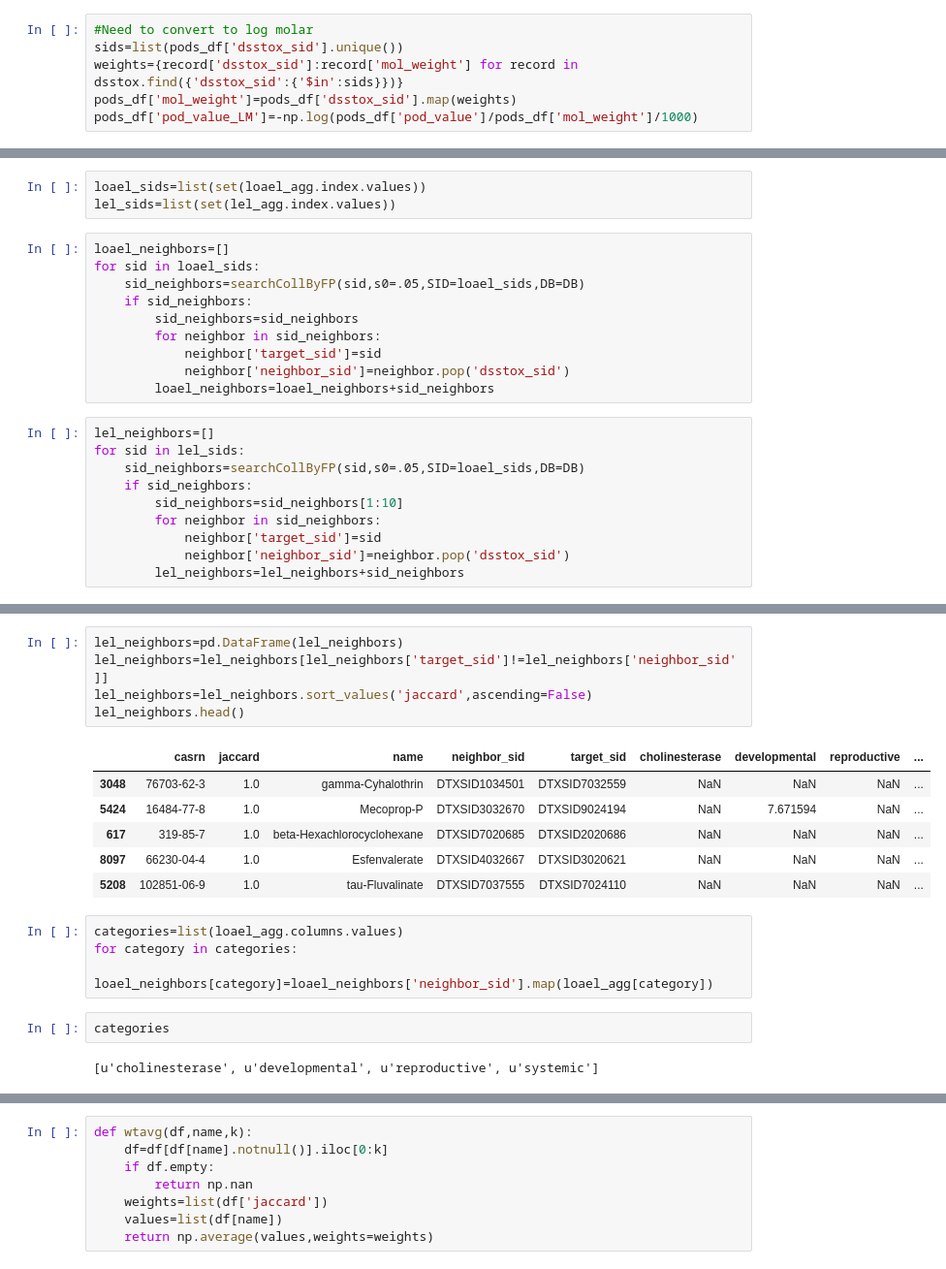
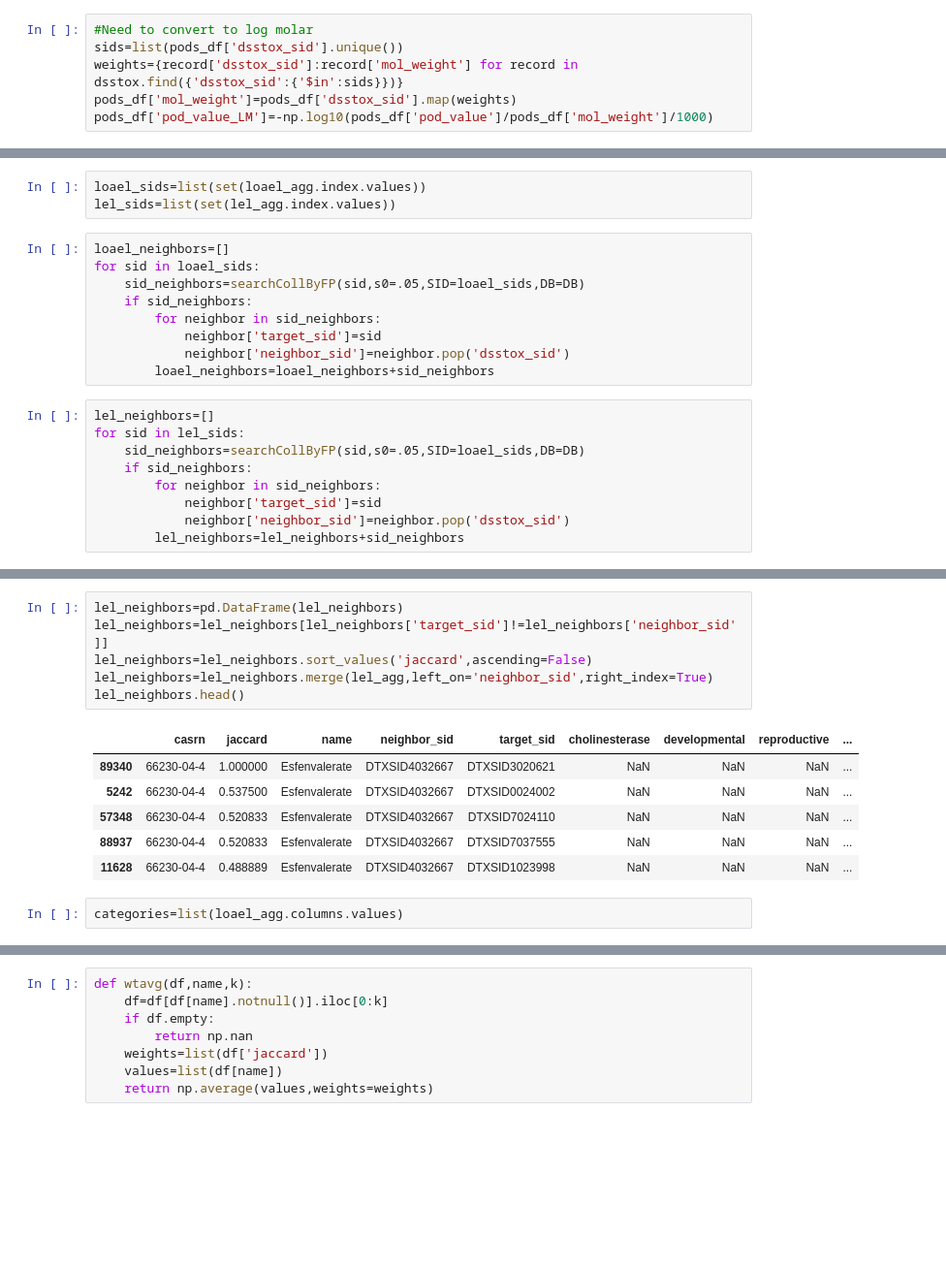
Before and after one commit to georgehelman/genra, a Jupyter notebook: notebooks/rax/rax-genra-toxref.ipynb, the cells around one changed output, grey strips where cells are left out. Shown at 97% size. Drawn from its saved outputs; the diff is of its cells as text; blank space fills up the shorter version.

```diff
--- a/notebooks/rax/rax-genra-toxref.ipynb
+++ b/notebooks/rax/rax-genra-toxref.ipynb
@@ -122,4 +123,4 @@ plt.show()
 sids=list(pods_df['dsstox_sid'].unique())
 weights={record['dsstox_sid']:record['mol_weight'] for record in dsstox.find({'dsstox_sid':{'$in':sids}})}
 pods_df['mol_weight']=pods_df['dsstox_sid'].map(weights)
-pods_df['pod_value_LM']=-np.log(pods_df['pod_value']/pods_df['mol_weight']/1000)
+pods_df['pod_value_LM']=-np.log10(pods_df['pod_value']/pods_df['mol_weight']/1000)
@@ -249,7 +252,6 @@ loael_neighbors=[]
 for sid in loael_sids:
     sid_neighbors=searchCollByFP(sid,s0=.05,SID=loael_sids,DB=DB)
     if sid_neighbors:
-        sid_neighbors=sid_neighbors
         for neighbor in sid_neighbors:
             neighbor['target_sid']=sid
             neighbor['neighbor_sid']=neighbor.pop('dsstox_sid')
@@ -259,7 +261,6 @@ lel_neighbors=[]
 for sid in lel_sids:
     sid_neighbors=searchCollByFP(sid,s0=.05,SID=loael_sids,DB=DB)
     if sid_neighbors:
-        sid_neighbors=sid_neighbors[1:10]
         for neighbor in sid_neighbors:
             neighbor['target_sid']=sid
             neighbor['neighbor_sid']=neighbor.pop('dsstox_sid')
@@ -279,20 +281,15 @@ loael_neighbors.head()
 # %%
 lel_neighbors=pd.DataFrame(lel_neighbors)
 lel_neighbors=lel_neighbors[lel_neighbors['target_sid']!=lel_neighbors['neighbor_sid']]
 lel_neighbors=lel_neighbors.sort_values('jaccard',ascending=False)
+lel_neighbors=lel_neighbors.merge(lel_agg,left_on='neighbor_sid',right_index=True)
 lel_neighbors.head()
 # %% [output]
 |  | casrn | jaccard | name | neighbor_sid | target_sid | cholinesterase | developmental | reproductive | ... |
-| 3048 | 76703-62-3 | 1.0 | gamma-Cyhalothrin | DTXSID1034501 | DTXSID7032559 | NaN | NaN | NaN | ... |
-| 5424 | 16484-77-8 | 1.0 | Mecoprop-P | DTXSID3032670 | DTXSID9024194 | NaN | 7.671594 | NaN | ... |
-| 617 | 319-85-7 | 1.0 | beta-Hexachlorocyclohexane | DTXSID7020685 | DTXSID2020686 | NaN | NaN | NaN | ... |
-| 8097 | 66230-04-4 | 1.0 | Esfenvalerate | DTXSID4032667 | DTXSID3020621 | NaN | NaN | NaN | ... |
-| 5208 | 102851-06-9 | 1.0 | tau-Fluvalinate | DTXSID7037555 | DTXSID7024110 | NaN | NaN | NaN | ... |
+| 89340 | 66230-04-4 | 1.000000 | Esfenvalerate | DTXSID4032667 | DTXSID3020621 | NaN | NaN | NaN | ... |
+| 5242 | 66230-04-4 | 0.537500 | Esfenvalerate | DTXSID4032667 | DTXSID0024002 | NaN | NaN | NaN | ... |
+| 57348 | 66230-04-4 | 0.520833 | Esfenvalerate | DTXSID4032667 | DTXSID7024110 | NaN | NaN | NaN | ... |
+| 88937 | 66230-04-4 | 0.520833 | Esfenvalerate | DTXSID4032667 | DTXSID7037555 | NaN | NaN | NaN | ... |
+| 11628 | 66230-04-4 | 0.488889 | Esfenvalerate | DTXSID4032667 | DTXSID1023998 | NaN | NaN | NaN | ... |
 # %%
 categories=list(loael_agg.columns.values)
-for category in categories:
-    loael_neighbors[category]=loael_neighbors['neighbor_sid'].map(loael_agg[category])
-# %%
-categories
-# %% [output]
-[u'cholinesterase', u'developmental', u'reproductive', u'systemic']
```
Also changed, not shown: parts of 68 cells of this notebook.
